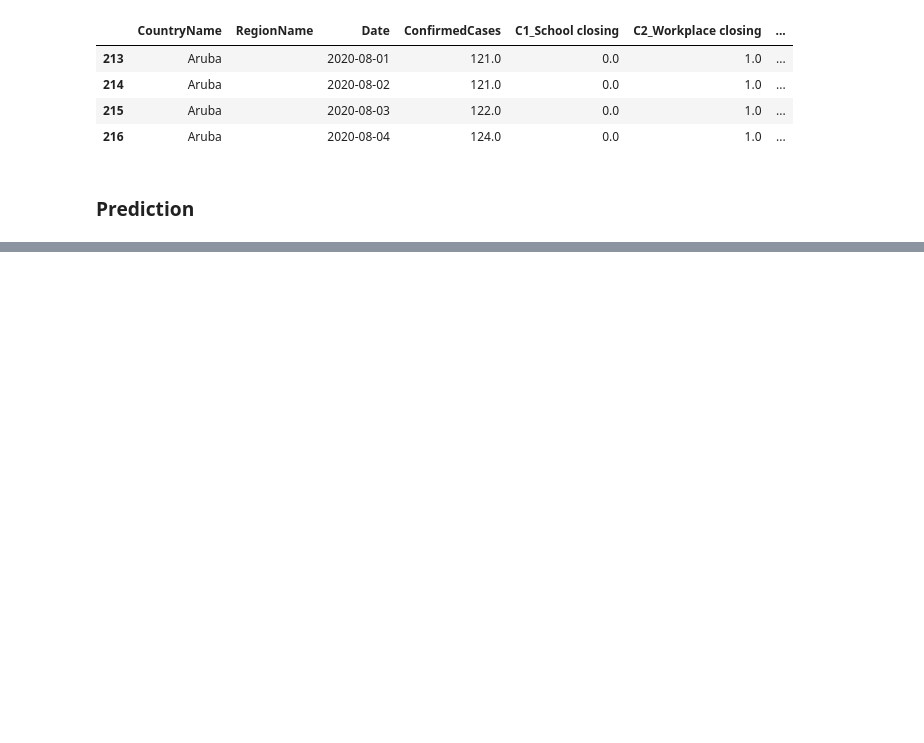
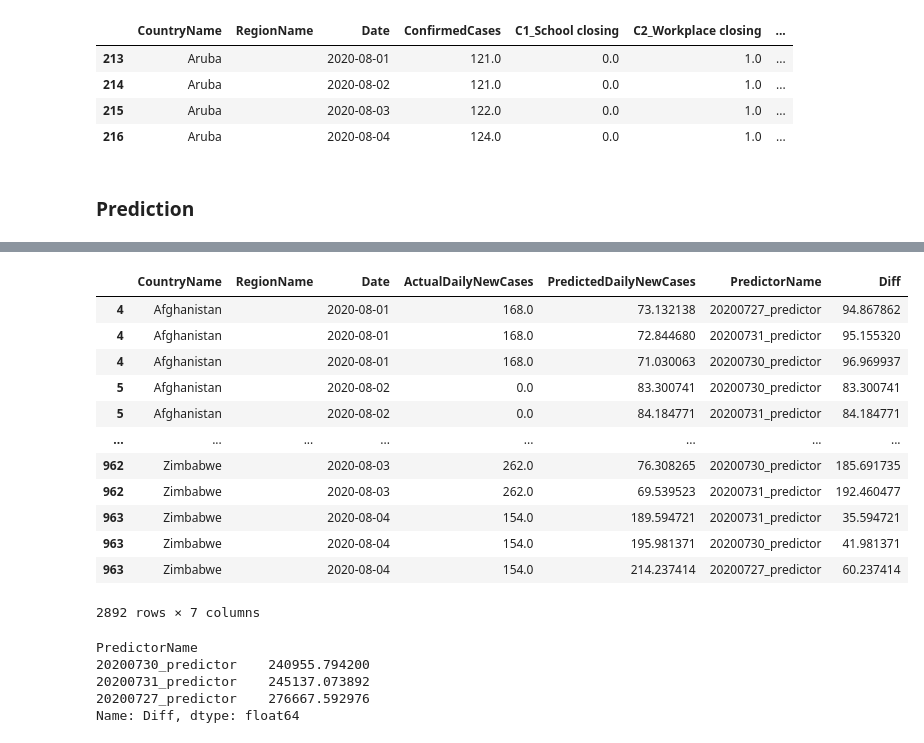
Before and after one commit to cognizant-ai-labs/covid-xprize, a Jupyter notebook: onf_robojudge.ipynb, the cells around one changed output, grey strips where cells are left out. Saved outputs shown, nothing was run; the diff lists cells and outputs as text; code cells hidden in the pictures; blank space fills up the shorter version.

Commit message:
Store predictions in csv file and rank predictors

```diff
--- a/onf_robojudge.ipynb
+++ b/onf_robojudge.ipynb
@@ -136,0 +218,6 @@ preds = model_1.predict([context_input, action_input])
+# %%
+ranking_df = ranking_27_df.append(ranking_30_df)
+# %%
+ranking_df = ranking_df.append(ranking_31_df)
+# %%
+ranking_df.sort_values(by=["CountryName","RegionName","Date","PredictorName"], inplace=True)
@@ -136,0 +243,2 @@ preds = model_1.predict([context_input, action_input])
+# %%
+ranking_df['Diff'] = (ranking_df["ActualDailyNewCases"] - ranking_df["PredictedDailyNewCases"]).abs()
@@ -136,0 +263,16 @@ preds = model_1.predict([context_input, action_input])
+# %%
+ranking_df.sort_values(by=["CountryName","RegionName","Date","Diff"])
+# %% [output]
+|  | CountryName | RegionName | Date | ActualDailyNewCases | PredictedDailyNewCases | PredictorName | Diff |
+| 4 | Afghanistan |  | 2020-08-01 | 168.0 | 73.132138 | 20200727_predictor | 94.867862 |
+| 4 | Afghanistan |  | 2020-08-01 | 168.0 | 72.844680 | 20200731_predictor | 95.155320 |
+| 4 | Afghanistan |  | 2020-08-01 | 168.0 | 71.030063 | 20200730_predictor | 96.969937 |
+| 5 | Afghanistan |  | 2020-08-02 | 0.0 | 83.300741 | 20200730_predictor | 83.300741 |
+| 5 | Afghanistan |  | 2020-08-02 | 0.0 | 84.184771 | 20200731_predictor | 84.184771 |
+| ... | ... | ... | ... | ... | ... | ... | ... |
+| 962 | Zimbabwe |  | 2020-08-03 | 262.0 | 76.308265 | 20200730_predictor | 185.691735 |
+| 962 | Zimbabwe |  | 2020-08-03 | 262.0 | 69.539523 | 20200731_predictor | 192.460477 |
+| 963 | Zimbabwe |  | 2020-08-04 | 154.0 | 189.594721 | 20200731_predictor | 35.594721 |
+| 963 | Zimbabwe |  | 2020-08-04 | 154.0 | 195.981371 | 20200730_predictor | 41.981371 |
+| 963 | Zimbabwe |  | 2020-08-04 | 154.0 | 214.237414 | 20200727_predictor | 60.237414 |
+2892 rows × 7 columns
@@ -136,0 +281,8 @@ preds = model_1.predict([context_input, action_input])
+# %%
+ranking_df.groupby('PredictorName').Diff.sum().sort_values()
+# %% [output]
+PredictorName
+20200730_predictor    240955.794200
+20200731_predictor    245137.073892
+20200727_predictor    276667.592976
+Name: Diff, dtype: float64
```
Also changed, not shown: parts of 26 cells of this notebook, 5 other files.
